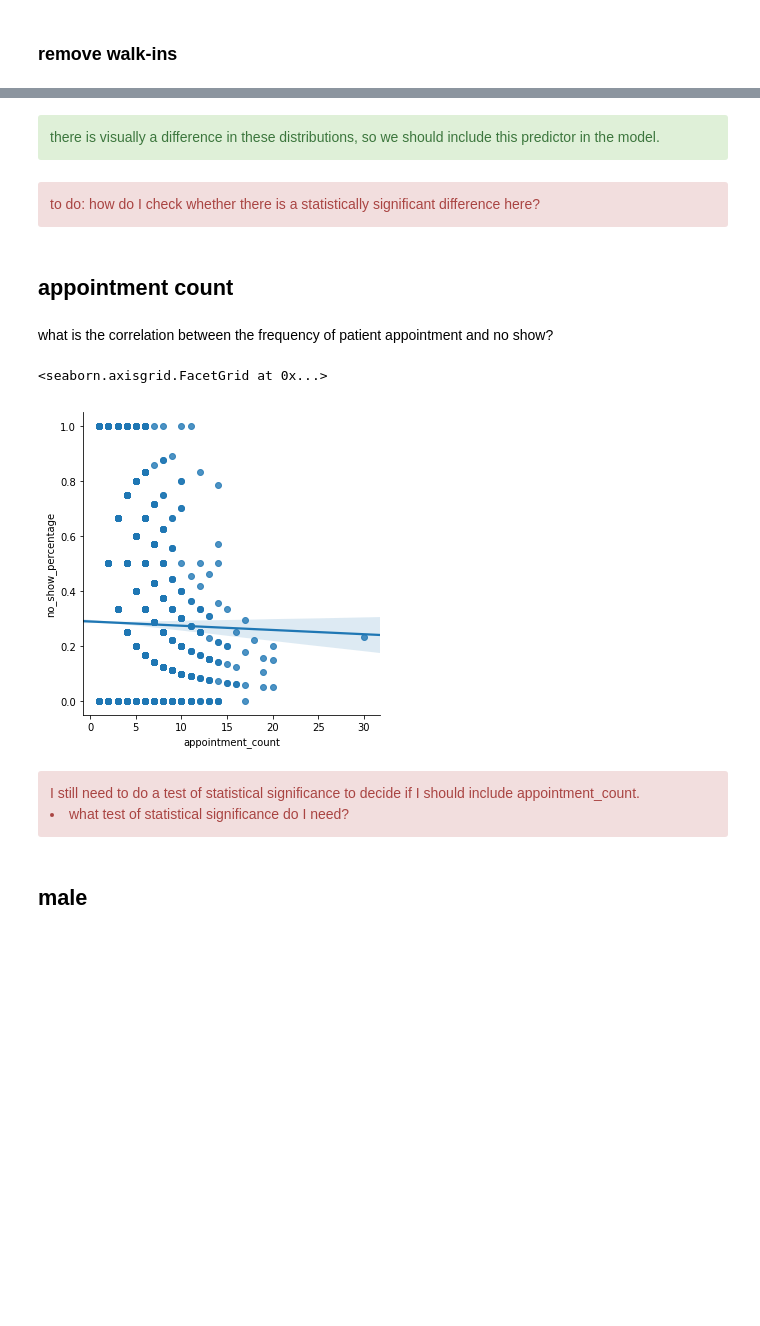
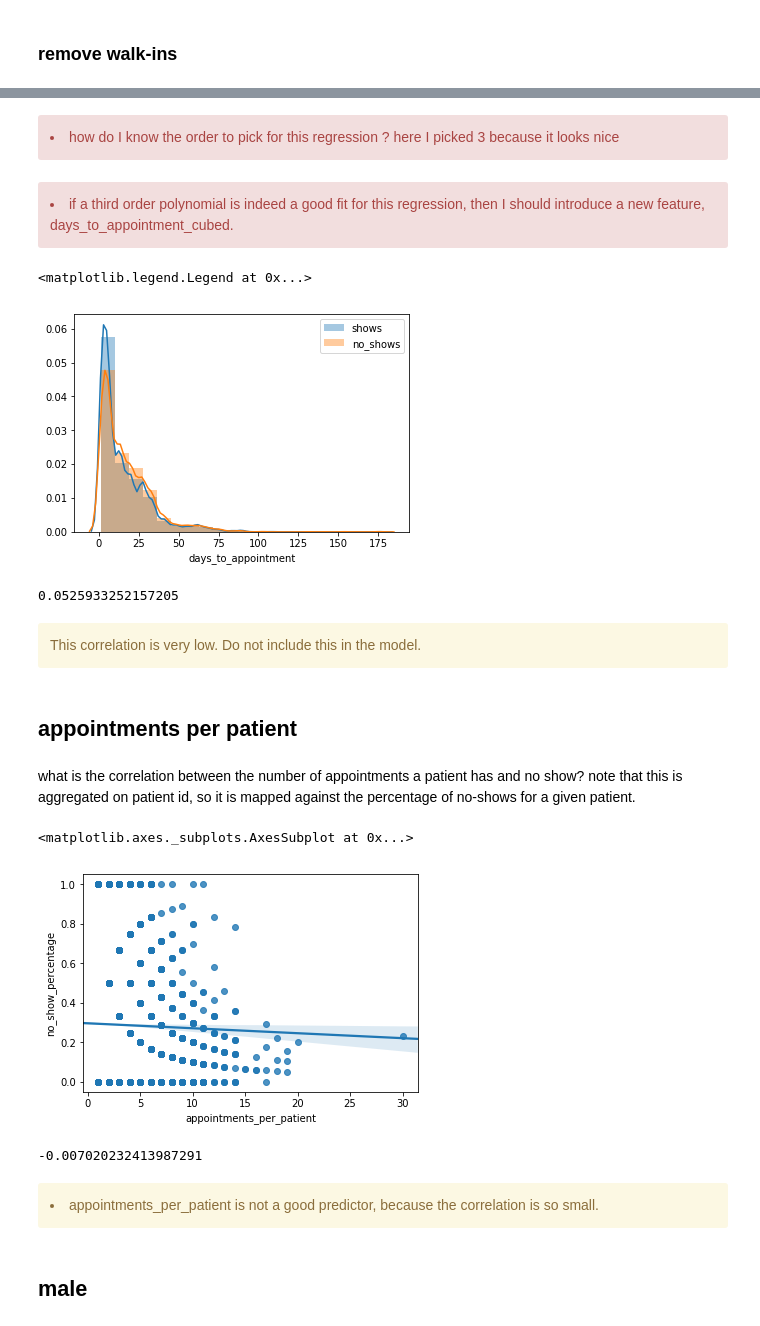
Before and after one commit to ncernek/medical_no_shows, a Jupyter notebook: correlations.ipynb, the cells around one changed output, grey strips where cells are left out. Drawn from its saved outputs; the diff is of its cells as text; code cells hidden in the pictures; blank space fills up the shorter version.

Commit message:
improved correlations study

```diff
--- a/correlations.ipynb
+++ b/correlations.ipynb
@@ -92,5 +92,5 @@ it looks like for the majority of appointments,the scheduled day comes after the
 # %%
-appointments_2 = appointments_1[appointments_1['days_to_appointment'] >= 0]
+appointments_2 = appointments_1[appointments_1['days_to_appointment'] > 0]
 # %%
 (appointments_1.shape[0] - appointments_2.shape[0]) / appointments_1.shape[0] * 100
 # %% [output]
@@ -107,34 +113,59 @@ sns.violinplot(x='no_show',y='days_to_appointment',data=appointments_2)
+# %% [markdown]
+<div class='alert alert-danger'>
+<li>how do I know the order to pick for this regression ? here I picked 3 because it looks nice
+</div>
+# %% [markdown]
+
+<div class='alert alert-danger'>
+<li>if a third order polynomial is indeed a good fit for this regression, then I should introduce a new feature, days_to_appointment_cubed.
+</div>
+# %%
+# create a histogram for shows versus no-shows
+shows = appointments_2[appointments_2['no_show'] == 0]
+no_shows = appointments_2[appointments_2['no_show'] == 1]
+
+sns.distplot(shows['days_to_appointment'],bins=20,label='shows')
+sns.distplot(no_shows['days_to_appointment'],bins=20,label='no_shows')
+plt.legend()
+# %% [output]
+<matplotlib.legend.Legend at 0x...>
+[figure, added]
+# %%
+# see the correlation
+appointments_2['days_to_appointment'].corr(appointments_2['no_show'])
+# %% [output]
+0.0525933252157205
 # %% [markdown]
-<div class='alert alert-success'>
-there is visually a difference in these distributions, so we should include this predictor in the model.
+<div class='alert alert-warning'>
+This correlation is very low. Do not include this in the model.
 </div>
-# %% [markdown]
-<div class="alert alert-danger">
-to do: how do I check whether there is a statistically significant difference here?
-</div>
-# %% [markdown]
-## appointment count
-# %% [markdown]
-what is the correlation between the frequency of patient appointment and no show?
+# %% [markdown]
+## appointments per patient
+# %% [markdown]
+what is the correlation between the number of appointments a patient has and no show? note that this is aggregated on patient id, so it is mapped against the percentage of no-shows for a given patient.
 # %%
-appointment_count = appointments_2.groupby('patient_id').count()['appointment_id']\
-    .sort_values(ascending=False).to_frame(name='appointment_count')
+appointments_per_patient = appointments_2.groupby('patient_id').count()['appointment_id']\
+    .sort_values(ascending=False).to_frame(name='appointments_per_patient')
 
-no_show_count = appointments_2.groupby('patient_id').sum()['no_show']\
-    .sort_values(ascending=False).to_frame(name='no_show_count')
+no_show_per_patient = appointments_2.groupby('patient_id').sum()['no_show']\
+    .sort_values(ascending=False).to_frame(name='no_show_per_patient')
 
-frequencies = appointment_count.merge(no_show_count, left_index=True, right_index=True)
-frequencies['no_show_percentage'] = frequencies['no_show_count']/frequencies['appointment_count']
+df = appointments_per_patient.merge(no_show_per_patient, left_index=True, right_index=True)
+df['no_show_percentage'] = df['no_show_per_patient']/df['appointments_per_patient']
 
-sns.lmplot(x='appointment_count',y='no_show_percentage',data=frequencies)
+sns.regplot(x='appointments_per_patient',y='no_show_percentage',data=df)
 # %% [output]
-<seaborn.axisgrid.FacetGrid at 0x...>
+<matplotlib.axes._subplots.AxesSubplot at 0x...>
-[figure, old version]
+[figure, new version]
-# %% [markdown]
-<div class='alert alert-danger'>
-I still need to do a test of statistical significance to decide if I should include appointment_count.
-<li>what test of statistical significance do I need?
-</div>
+# %%
+# correlation
+df['appointments_per_patient'].corr(df['no_show_percentage'])
+# %% [output]
+-0.007020232413987291
+# %% [markdown]
+<div class='alert alert-warning'>
+<li>appointments_per_patient is not a good predictor, because the correlation is so small.
+</div>
 # %% [markdown]
 ## male
 # %%
```
Also changed, not shown: parts of 53 cells of this notebook, 1 other file.
